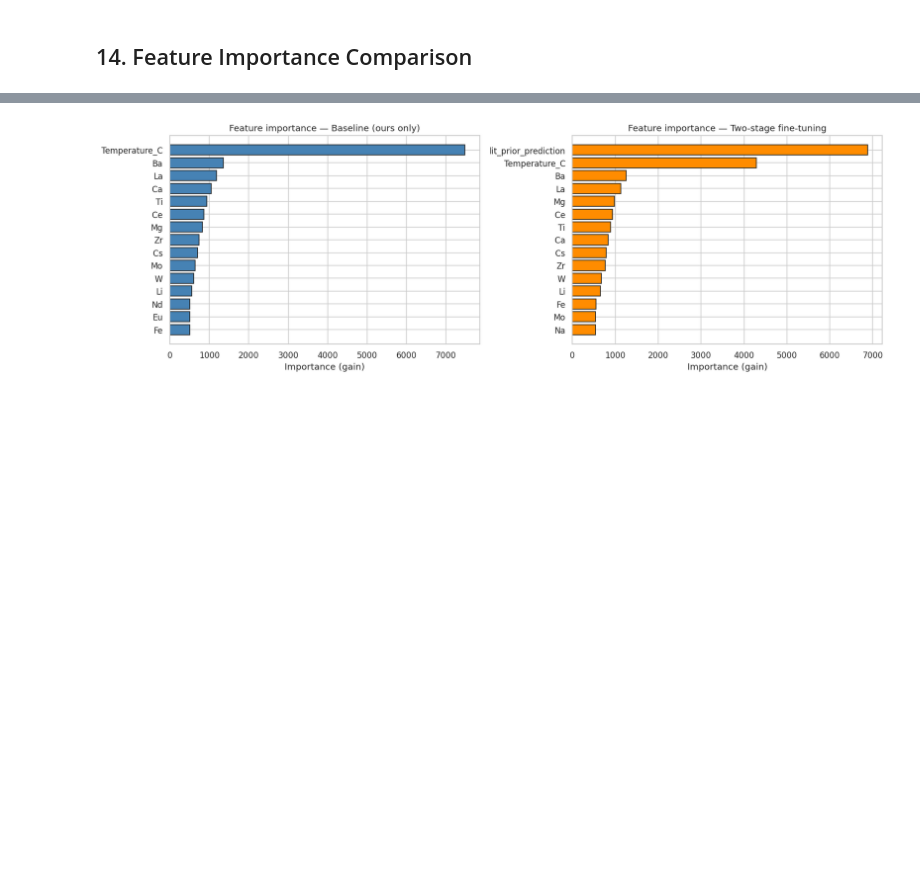
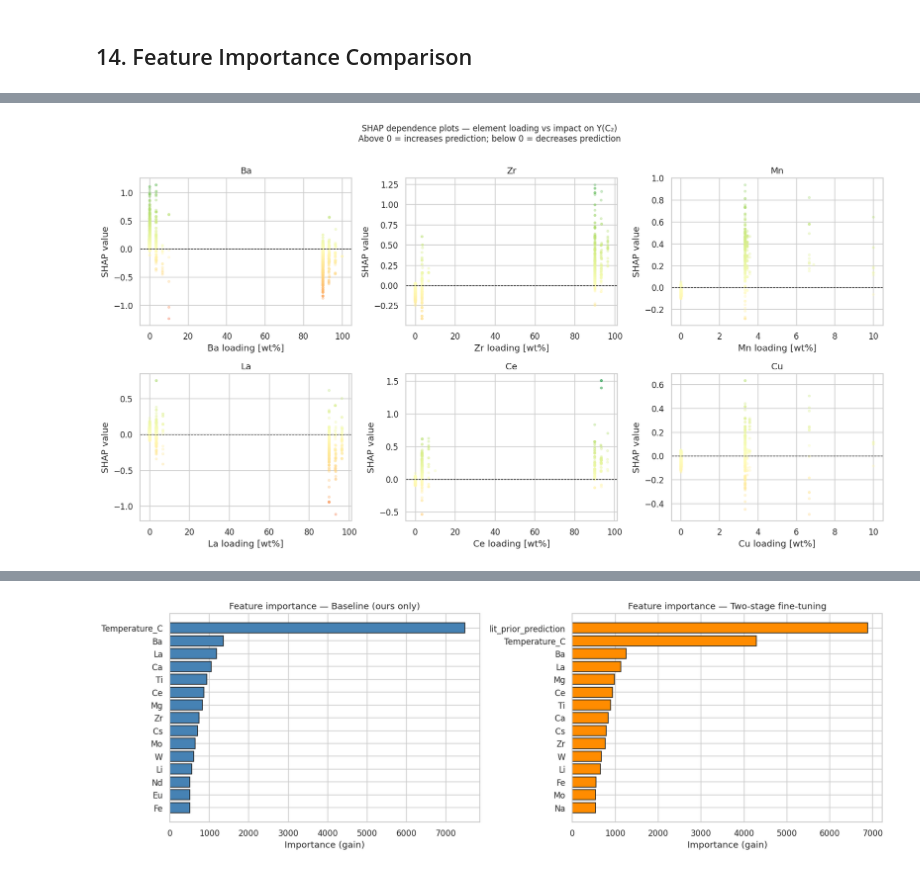
Before and after one commit to ParthN9i4/OCM-Dataset-JAIST, a Jupyter notebook: ocm_analysis.ipynb, the cells around one changed output, grey strips where cells are left out. Drawn from its saved outputs; the diff is of its cells as text; code cells hidden in the pictures; blank space fills up the shorter version.

```diff
--- a/ocm_analysis.ipynb
+++ b/ocm_analysis.ipynb
@@ -1165,0 +1291,31 @@ plt.show()
+# %%
+# ── Plot 3: SHAP dependence plots for top catalyst elements ──────────────────
+# Show how increasing an element's loading changes Y(C₂) prediction
+
+top_elements = [f for f in shap_importance.head(15).index
+                if f not in ['lit_prior_prediction', 'Temperature_C', 'prep_enc']][:6]
+
+fig_dep, axes_dep = plt.subplots(2, 3, figsize=(15, 8))
+axes_dep = axes_dep.flatten()
+
+for ax, feat in zip(axes_dep, top_elements):
+    feat_idx = list(aug_feat_names).index(feat)
+    raw_vals = scaler.inverse_transform(X_sh[:, :len(FEATURES)])[:, FEATURES.index(feat)] \
+               if feat in FEATURES else X_sh[:, feat_idx]
+
+    ax.scatter(raw_vals, shap_values[:, feat_idx],
+               alpha=0.3, s=8, c=shap_values[:, feat_idx],
+               cmap='RdYlGn', vmin=-2, vmax=2)
+    ax.axhline(0, color='k', lw=0.8, ls='--')
+    ax.set_xlabel(f'{feat} loading [wt%]')
+    ax.set_ylabel('SHAP value')
+    ax.set_title(f'{feat}')
+
+plt.suptitle('SHAP dependence plots — element loading vs impact on Y(C₂)\n'
+             'Above 0 = increases prediction; below 0 = decreases prediction',
+             fontsize=11, y=1.01)
+plt.tight_layout()
+plt.savefig('fig_shap_dependence.png', bbox_inches='tight', dpi=130)
+plt.show()
+# %% [output]
+[figure, added]
```
Also changed, not shown: parts of 9 cells of this notebook, 19 other files.
